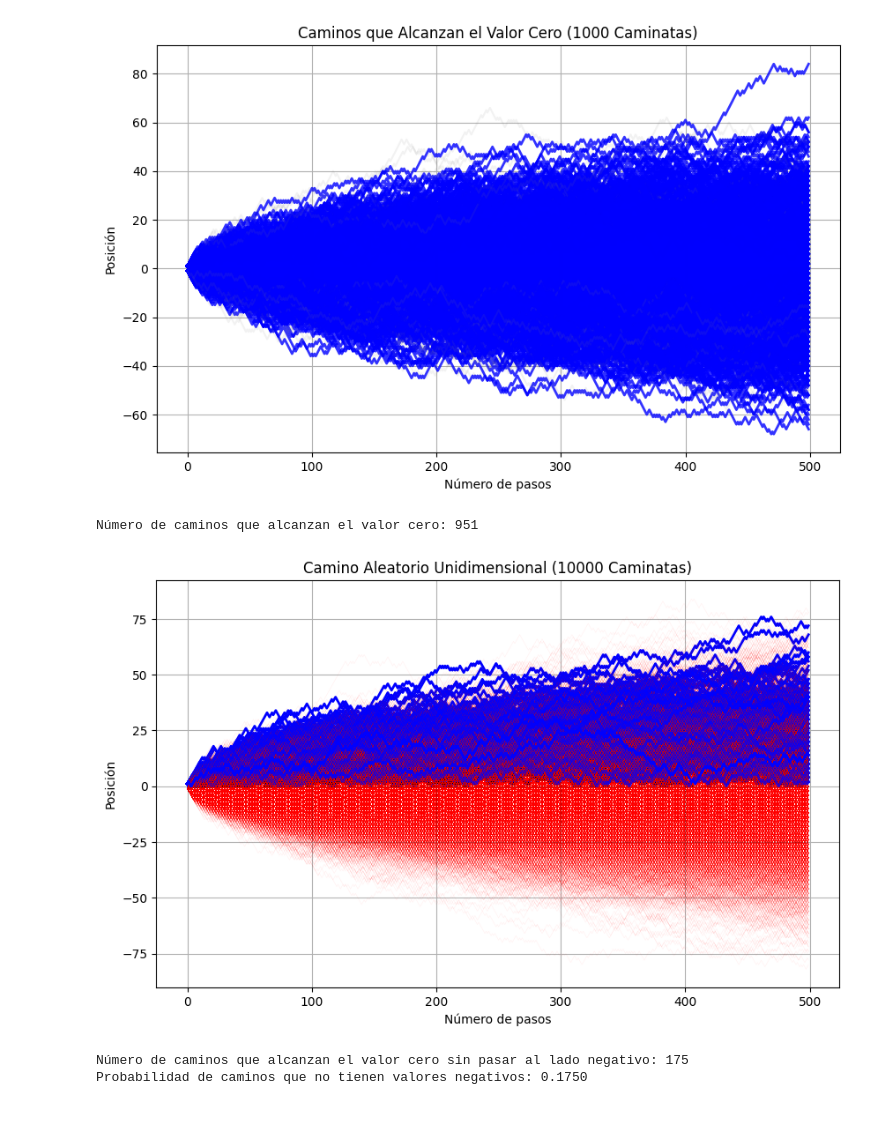
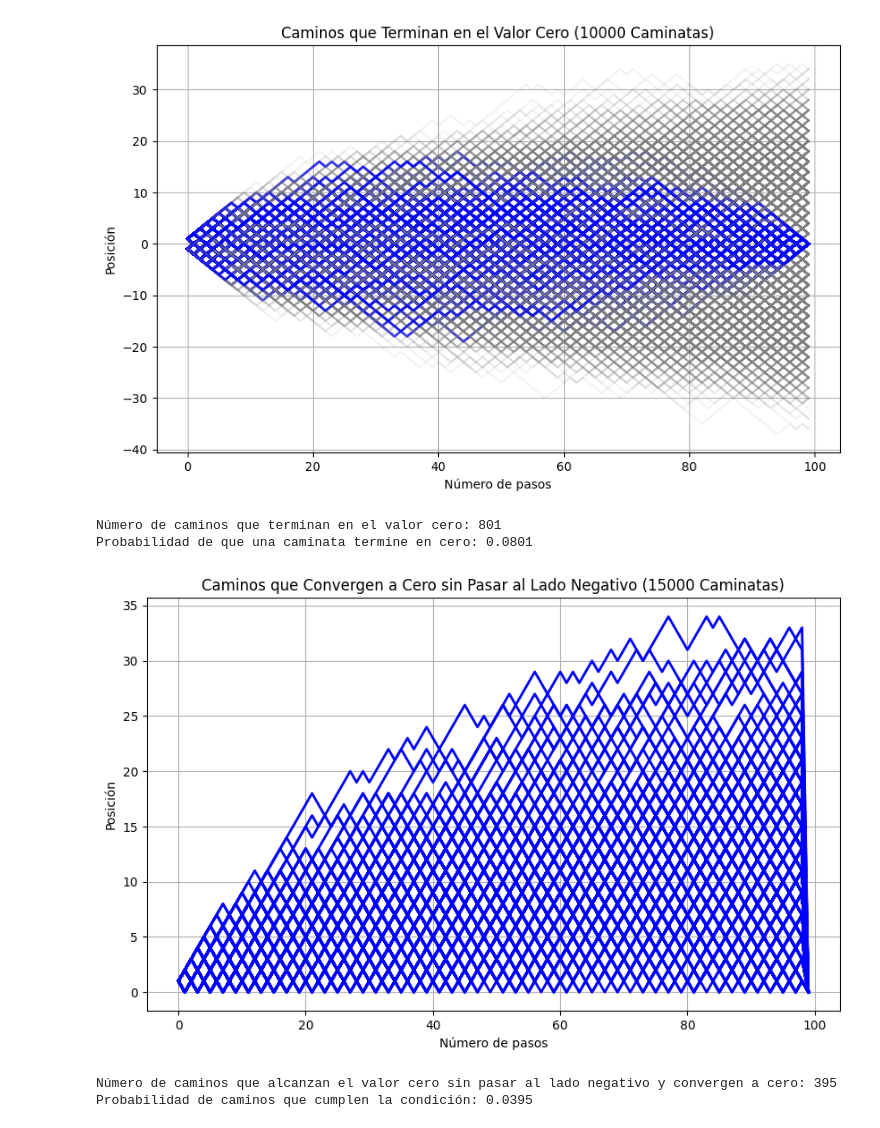
Before and after one commit to SaltyPumpkin/Random-Walk, a Jupyter notebook: Caminatas Aleatorias.ipynb, the cells around one changed output. Saved outputs shown, nothing was run; the diff lists cells and outputs as text; code cells hidden in the pictures.

```diff
--- a/Caminatas Aleatorias.ipynb
+++ b/Caminatas Aleatorias.ipynb
@@ -1,11 +9,4 @@
 # %%
-import numpy as np
-import matplotlib.pyplot as plt
-
-# Parámetros
-num_pasos = 500  # Número de pasos
-num_caminatas = 1000     # Número de caminatas para visualizar
-
 # Simulación de caminatas aleatorias unidimensionales
 for i in range(num_caminatas):
     # Genera una caminata aleatoria: -1 para paso a la izquierda, 1 para paso a la derecha
@@ -18,7 +19,7 @@ for i in range(num_caminatas):
     plt.plot(position, label=f'Camino {i+1}')
 
 # Personalización del gráfico
-plt.title('Camino Aleatorio Unidimensional (1000 Caminatas)')
+plt.title('Camino Aleatorio Unidimensional (10000 Caminatas)')
 plt.xlabel('Número de pasos')
 plt.ylabel('Posición')
 plt.grid(True)
@@ -28,11 +29,4 @@ plt.show()
 # %%
-import numpy as np
-import matplotlib.pyplot as plt
-
-# Parámetros
-num_pasos = 500  # Número de pasos
-num_caminatas = 10000     # Número de caminatas para visualizar
-
 # Variable para contar los caminos que no son negativos
 negativos = 0
 
@@ -71,13 +65,6 @@ Probabilidad de caminos que no tienen valores negativos: 0.0380
 # %%
-import numpy as np
-import matplotlib.pyplot as plt
-
-# Parámetros
-num_pasos = 500  # Número de pasos
-num_caminatas = 1000  # Número de caminatas para visualizar
-
-# Variable para contar los caminos que alcanzan el valor cero
-caminos_que_alcanzan_cero = 0
+# Variable para contar los caminos que terminan en cero
+caminos_que_terminan_en_cero = 0
 
 # Simulación de caminatas aleatorias unidimensionales
 plt.figure(figsize=(10, 6))  # Configura el tamaño de la figura
@@ -88,66 +75,64 @@ for i in range(num_caminatas):
     # Calcula la posición en cada paso
     posicion = np.cumsum(pasos)
 
-    # Verifica si la caminata alcanza el valor cero en algún punto
-    if np.any(posicion == 0):
-        caminos_que_alcanzan_cero += 1
-        plt.plot(posicion, color='blue', alpha=0.8, linewidth=2)  # Resalta los caminos que alcanzan cero en azul
+    # Verifica si la caminata termina en cero
+    if posicion[-1] == 0:
+        caminos_que_terminan_en_cero += 1
+        plt.plot(posicion, color='blue', alpha=0.8, linewidth=2)  # Resalta los caminos que terminan en cero en azul
     else:
         plt.plot(posicion, color='gray', alpha=0.1)  # Caminos en gris con baja opacidad para el resto
 
+# Cálculo de la probabilidad de que una caminata termine en cero
+probabilidad_terminar_en_cero = caminos_que_terminan_en_cero / num_caminatas
+
 # Personalización del gráfico
-plt.title('Caminos que Alcanzan el Valor Cero (1000 Caminatas)')
+plt.title('Caminos que Terminan en el Valor Cero (10000 Caminatas)')
 plt.xlabel('Número de pasos')
 plt.ylabel('Posición')
 plt.grid(True)
 plt.show()
 
 # Resultado de la cuenta
-print(f'Número de caminos que alcanzan el valor cero: {caminos_que_alcanzan_cero}')
+print(f'Número de caminos que terminan en el valor cero: {caminos_que_terminan_en_cero}')
+print(f'Probabilidad de que una caminata termine en cero: {probabilidad_terminar_en_cero:.4f}')
 # %% [output]
-[figure, old version]
+[figure, new version]
-Número de caminos que alcanzan el valor cero: 951
+Número de caminos que terminan en el valor cero: 801
+Probabilidad de que una caminata termine en cero: 0.0801
 # %%
-import numpy as np
-import matplotlib.pyplot as plt
-
-# Parámetros
-num_steps = 500  # Número de pasos
-num_walks = 10000   # Número de caminatas para visualizar
-
-# Variable para contar los caminos que alcanzan el valor cero y no pasan al lado negativo
+# Variable para contar los caminos que cumplen con la condición
 zero_non_negative_count = 0
 
 # Simulación de caminatas aleatorias unidimensionales
 plt.figure(figsize=(10, 6))  # Configura el tamaño de la figura
-for i in range(num_walks):
+for i in range(num_caminatas):
     # Genera una caminata aleatoria: -1 para paso a la izquierda, 1 para paso a la derecha
-    steps = np.random.choice([-1, 1], size=num_steps)
+    steps = np.random.choice([-1, 1], size=num_pasos)
 
     # Calcula la posición en cada paso
     position = np.cumsum(steps)
 
     # Verifica si la caminata alcanza el valor cero y nunca pasa al lado negativo
     if np.any(position == 0) and np.all(position >= 0):
+        # Forzar la convergencia a cero al final
+        position[-1] = 0
         zero_non_negative_count += 1
         plt.plot(position, color='blue', alpha=1.0, linewidth=2)  # Resalta los caminos en azul
-    else:
-        plt.plot(position, color='red', alpha=0.05, linewidth=0.5)  # Caminos sutiles que no cumplen la condición
 
 # Personalización del gráfico
-plt.title('Camino Aleatorio Unidimensional (10000 Caminatas)')
+plt.title('Caminos que Convergen a Cero sin Pasar al Lado Negativo (15000 Caminatas)')
 plt.xlabel('Número de pasos')
 plt.ylabel('Posición')
 plt.grid(True)
 plt.show()
 
 # Cálculo de la probabilidad
 probabilidad = zero_non_negative_count / num_caminatas
 
 # Resultado de la cuenta
-print(f'Número de caminos que alcanzan el valor cero sin pasar al lado negativo: {zero_non_negative_count}')
-print(f'Probabilidad de caminos que no tienen valores negativos: {probabilidad:.4f}')
+print(f'Número de caminos que alcanzan el valor cero sin pasar al lado negativo y convergen a cero: {zero_non_negative_count}')
+print(f'Probabilidad de caminos que cumplen la condición: {probabilidad:.4f}')
 # %% [output]
-[figure, old version]
+[figure, new version]
-Número de caminos que alcanzan el valor cero sin pasar al lado negativo: 175
-Probabilidad de caminos que no tienen valores negativos: 0.1750
+Número de caminos que alcanzan el valor cero sin pasar al lado negativo y convergen a cero: 395
+Probabilidad de caminos que cumplen la condición: 0.0395
```
Also changed, not shown: parts of 6 cells of this notebook.
